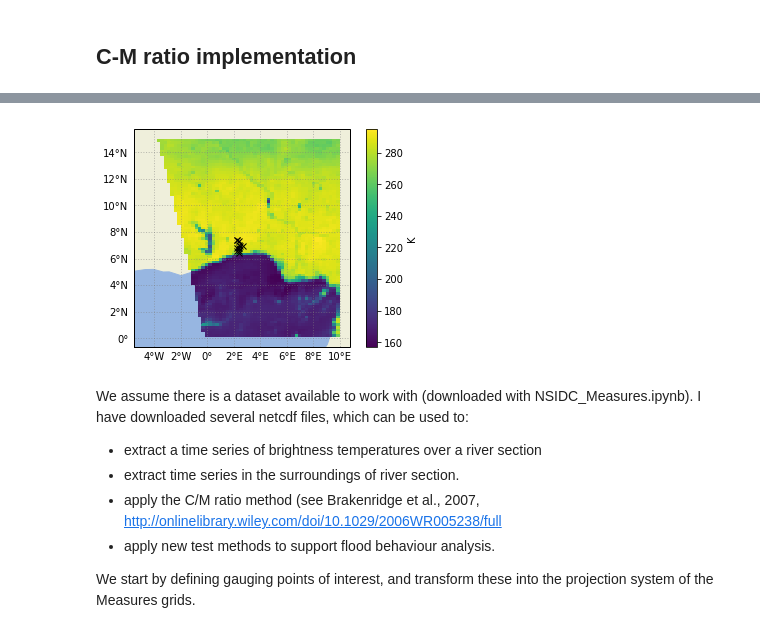
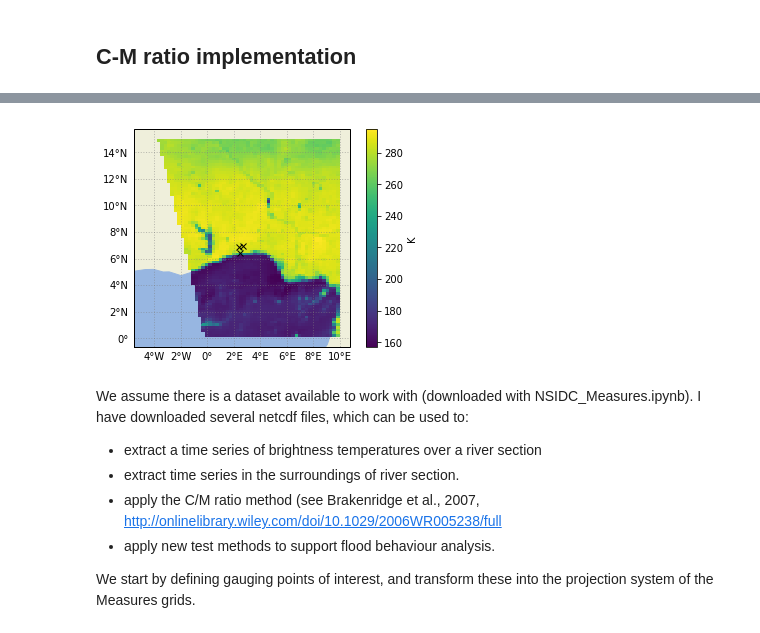
Before and after one commit to hcwinsemius/satellite-cookbook, a Jupyter notebook: NSIDC-AMSRE/C-M_ratio_discharge-fieldwork.ipynb, the cells around one changed output, grey strips where cells are left out. Cells and saved outputs as stored; diff of their text form; code cells hidden in the pictures.

```diff
--- a/NSIDC-AMSRE/C-M_ratio_discharge-fieldwork.ipynb
+++ b/NSIDC-AMSRE/C-M_ratio_discharge-fieldwork.ipynb
@@ -59,22 +63,24 @@ p = ax.pcolormesh(loni, lati, ds['TB'][1].values, transform=ccrs.PlateCarree())
 # Ouémé delta 3 point calibration method - this is the current method that I'm testing.
 # For now I'm only using it for 1 measurement cell,
 # but the idea in the end is that this will be used for the entire floodplain area.
-points_interest = [(2.43, 6.43),  #wet calibration - always covered in water (lake Nokoué)
+points_interest = [(2.4526, 6.4365),  #original (2.43, 6.43) #wet calibration - always covered in water (lake Nokoué)
+                   (2.69936, 6.90851), #(2.6386, 6.8748),# (2.5063, 6.9093), #original (2.69936, 6.90851), #bonou dry calibration
+                   (2.4334, 6.8748) #original(2.44936, 6.90851) #bonou measurement cell
+#                    (2.43, 6.43),  #wet calibration - always covered in water (lake Nokoué)
+#                    (2.25, 6.57),  #dry calibration 1 - never affected by "fluvial" inundations
+#                    (2.43, 6.55),  #measurement cell 1 - sometimes affected, real point of interest
 
-                   (2.25, 6.57),  #dry calibration 1 - never affected by "fluvial" inundations
-                   (2.43, 6.55),  #measurement cell 1 - sometimes affected, real point of interest
+#                    (2.25, 6.82),  #dry calibration 2
+#                    (2.43, 6.80),  #measurement cell 2
 
-                   (2.25, 6.82),  #dry calibration 2
-                   (2.43, 6.80),  #measurement cell 2
+#                    (2.25, 7.40),  #dry calibration 3 (7.07 normally)
+#                    (2.43, 7.05),  #measurement cell 3
 
-                   (2.25, 7.40),  #dry calibration 3 (7.07 normally)
-                   (2.43, 7.05),  #measurement cell 3
+#                    (2.25, 7.40),  #dry calibration 4 (7.32 normally)
+#                    (2.43, 7.30),   #measurement cell 4
 
-                   (2.25, 7.40),  #dry calibration 4 (7.32 normally)
-                   (2.43, 7.30),   #measurement cell 4
-
-                   (2.69936, 6.90851), #bonou dry calibration
-                   (2.44936, 6.90851) #bonou measurement cell
+#                    (2.69936, 6.90851), #bonou dry calibration
+#                    (2.44936, 6.90851) #bonou measurement cell
                   ]
 # # Ouémé gaging station Hounkpe and Badou (2007)
 # points_interest = [(2.4406387000000223, 6.893251099999999),
@@ -99,34 +105,34 @@ points_interest = [(2.43, 6.43),  #wet calibration - always covered in water (la
 #                    (2.28, 6.73),
 #                    (2.38, 6.73),
 #                    (2.48, 6.73),
 #                    (2.58, 6.73),
 #                    (2.28, 6.83),
 #                    (2.38, 6.83),
 #                    (2.48, 6.83),
 #                    (2.58, 6.83),
 #                    (2.44, 6.89)
 # ]
 
 # #Niger (Hessel):
 # points_interest = [(-6.565704345703125, 13.366907166629518),
 #                    (-2.8667449951171875, 16.678293098288513),
 # ]
 
 #Some coding to visualise the area.
 ax = plt.axes(projection=ccrs.PlateCarree())
 ax = nsidc.plot_points(ax, points_interest, marker='x', color='k', linewidth=0., transform=ccrs.PlateCarree())
 plt.colorbar(p, label='K')
 gl = ax.gridlines(crs=ccrs.PlateCarree(), draw_labels=True,
                   linewidth=1, color='gray', alpha=0.5, linestyle=':')
 gl.xlabels_top = False
 gl.ylabels_right = False
 gl.xformatter = LONGITUDE_FORMATTER
 gl.yformatter = LATITUDE_FORMATTER
 
 # Gracefully close ds
 ds.close()
 # %% [output]
-[figure, old version]
+[figure, new version]
 # %% [markdown]
 We assume there is a dataset available to work with (downloaded with NSIDC_Measures.ipynb). I have downloaded several netcdf files, which can be used to:
 
```
Also changed, not shown: parts of 8 cells of this notebook, 2 other files.
